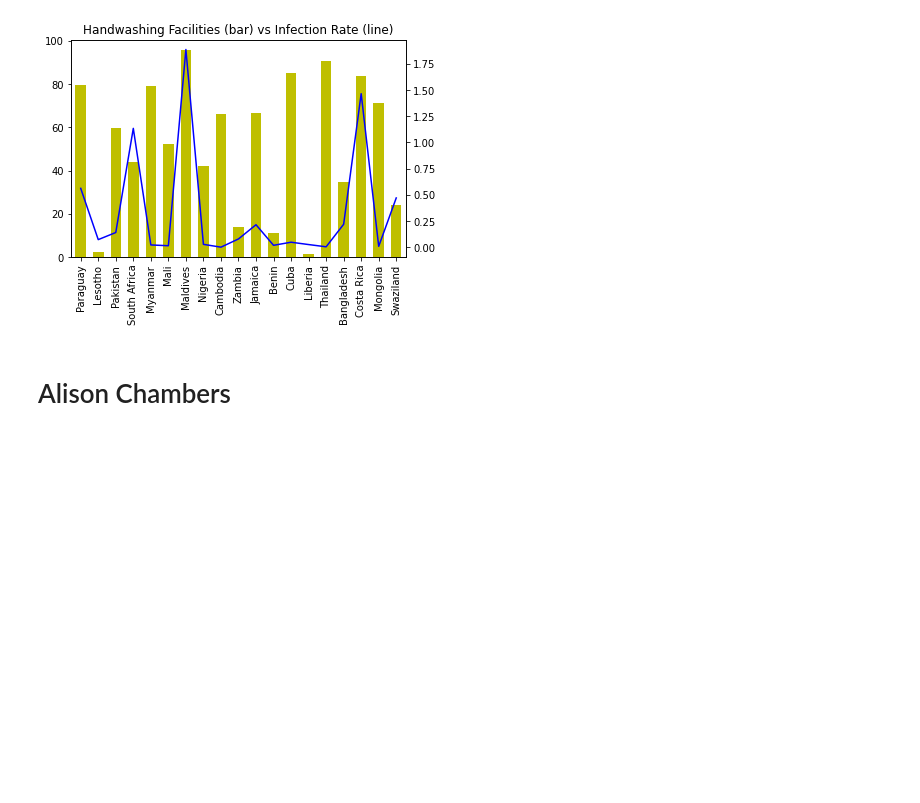
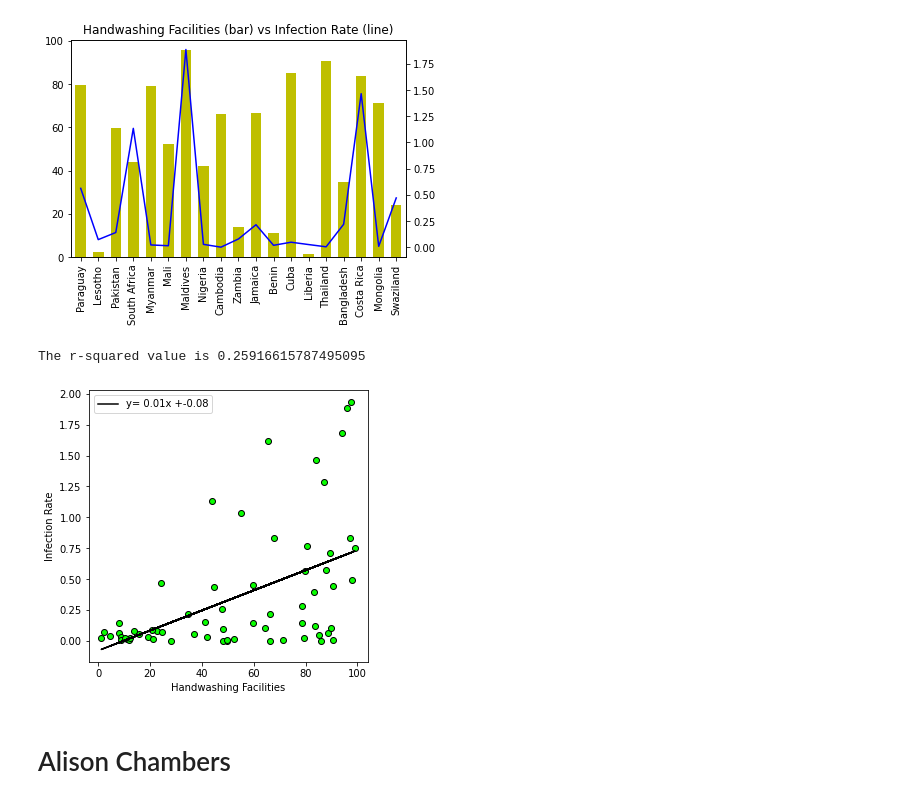
Before and after one commit to skumble27/COVID-19-Causation, a Jupyter notebook: Covid19Analysis.ipynb, the cells around one changed output. Cells and saved outputs as stored; diff of their text form; code cells hidden in the pictures; blank space fills up the shorter version.

```diff
--- a/Covid19Analysis.ipynb
+++ b/Covid19Analysis.ipynb
@@ -1094,7 +1118,7 @@ len(sampling3)
 # %% [output]
 19
 # %%
-handwashing = sampling3['handwashing_facilities'].tolist()
+handwashing2 = sampling3['handwashing_facilities'].tolist()
 infection = sampling3['Infection Rate'].tolist()
 country = sampling3['location'].tolist()
 # %%
@@ -1111,6 +1135,30 @@ handwashing_infection['infection_rate'].plot(secondary_y=True, color = 'b', titl
 plt.savefig("Images\handwashing_facilities_infection.png")
 # %% [output]
 [figure]
+# %%
+
+# Scatter Plot
+x_valueshw = handwashing['handwashing_facilities']
+y_valueshw = handwashing['Infection Rate']
+
+# Regression Equation
+slopehw, intercepthw, rvaluehw, pvaluehw, stderrhw = st.linregress(x_valueshw,y_valueshw)
+line_eqhw = 'y= ' + str(round(slopehw,2)) + 'x +' + str(round(intercepthw,2))
+regress_valueshw = x_valueshw * slopehw + intercepthw
+
+fig4, ax4 = plt.subplots()
+fig4.set_size_inches(5,5)
+ax4.scatter(x_valueshw,y_valueshw, edgecolor='black', c='#09ff00')
+ax4.plot(x_valueshw,regress_valueshw,'r-',c='black')
+ax4.legend([line_eqhw])
+ax4.set_xlabel('Handwashing Facilities')
+ax4.set_ylabel('Infection Rate')
+print(f'The r-squared value is {rvaluehw**2}\n')
+plt.savefig('Images/hwashinginfectionrate.png')
+plt.show()
+# %% [output]
+The r-squared value is 0.25916615787495095
+[figure, added]
 # %% [markdown]
 # Alison Chambers
 # %% [markdown]
```
Also changed, not shown: parts of 5 cells of this notebook, 6 other files.
